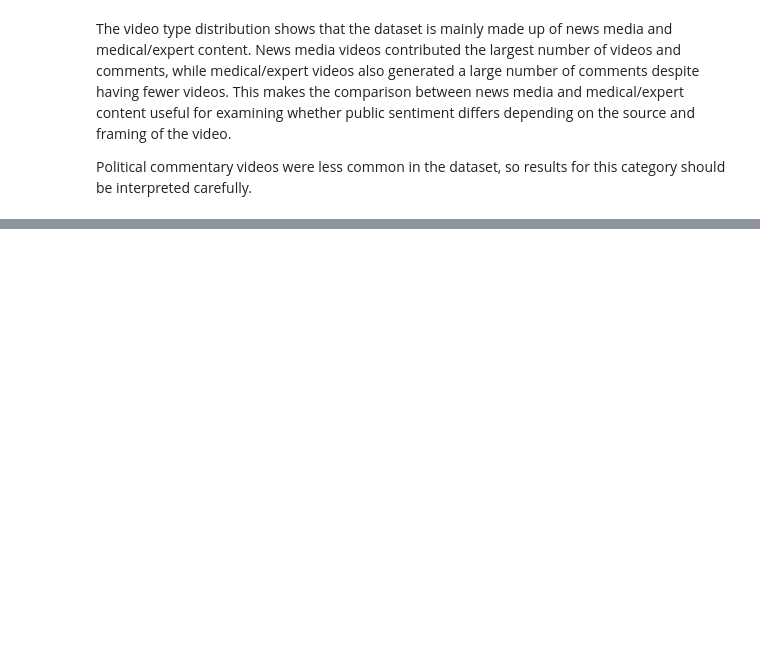
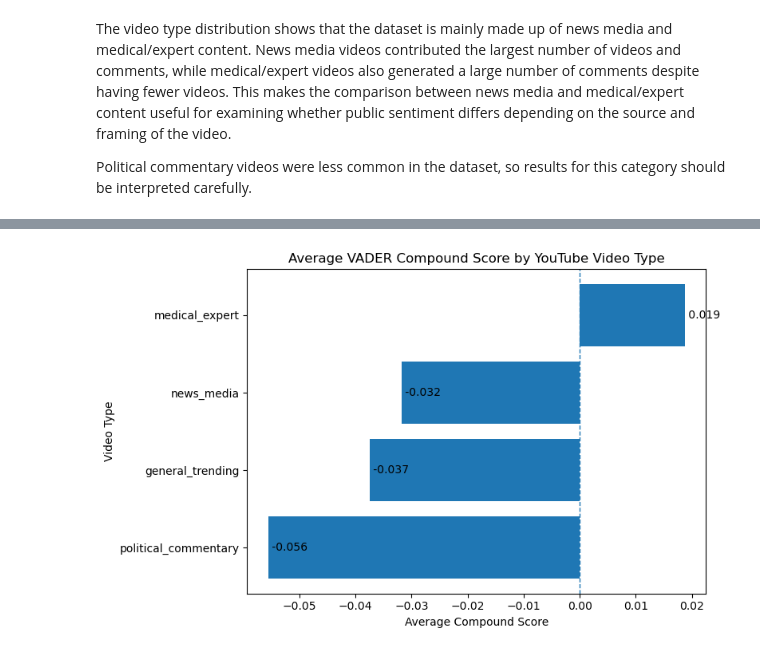
Before and after one commit to BenB51/UGGroup11_SocialMedia_A2, a Jupyter notebook: Youtube_Analysis.ipynb, the cells around one changed output, grey strips where cells are left out. Cells and saved outputs as stored; diff of their text form; code cells hidden in the pictures; blank space fills up the shorter version.

```diff
--- a/Youtube_Analysis.ipynb
+++ b/Youtube_Analysis.ipynb
@@ -1247,0 +1250,12 @@ Political commentary videos were less common in the dataset, so results for this
+# %%
+# merge video type into the sentiment/comment dataframe
+english_comments_df = english_comments_df.merge(
+    videos_df[["videoId", "channel_type"]],
+    on="videoId",
+    how="left"
+)
+
+# check merge worked
+english_comments_df[[
+    "videoId", "channelTitle", "channel_type", "vader_label", "compound"
+]].head()
@@ -1247,0 +1337,23 @@ Political commentary videos were less common in the dataset, so results for this
+# %%
+# calculate average compound score by channel type
+avg_sentiment_by_type = english_comments_df.groupby("channel_type")["compound"].mean()
+avg_sentiment_by_type = avg_sentiment_by_type.sort_values()
+
+# plot horizontal bar chart
+plt.figure(figsize=(8, 5))
+plt.barh(avg_sentiment_by_type.index, avg_sentiment_by_type.values)
+
+plt.axvline(0, linestyle="--", linewidth=1)
+
+plt.title("Average VADER Compound Score by YouTube Video Type")
+plt.xlabel("Average Compound Score")
+plt.ylabel("Video Type")
+
+# add score labels
+for i, value in enumerate(avg_sentiment_by_type.values):
+    plt.text(value, i, f" {value:.3f}", va="center")
+
+plt.tight_layout()
+plt.show()
+# %% [output]
+[figure, added]
```
Also changed, not shown: parts of 6 cells of this notebook.
